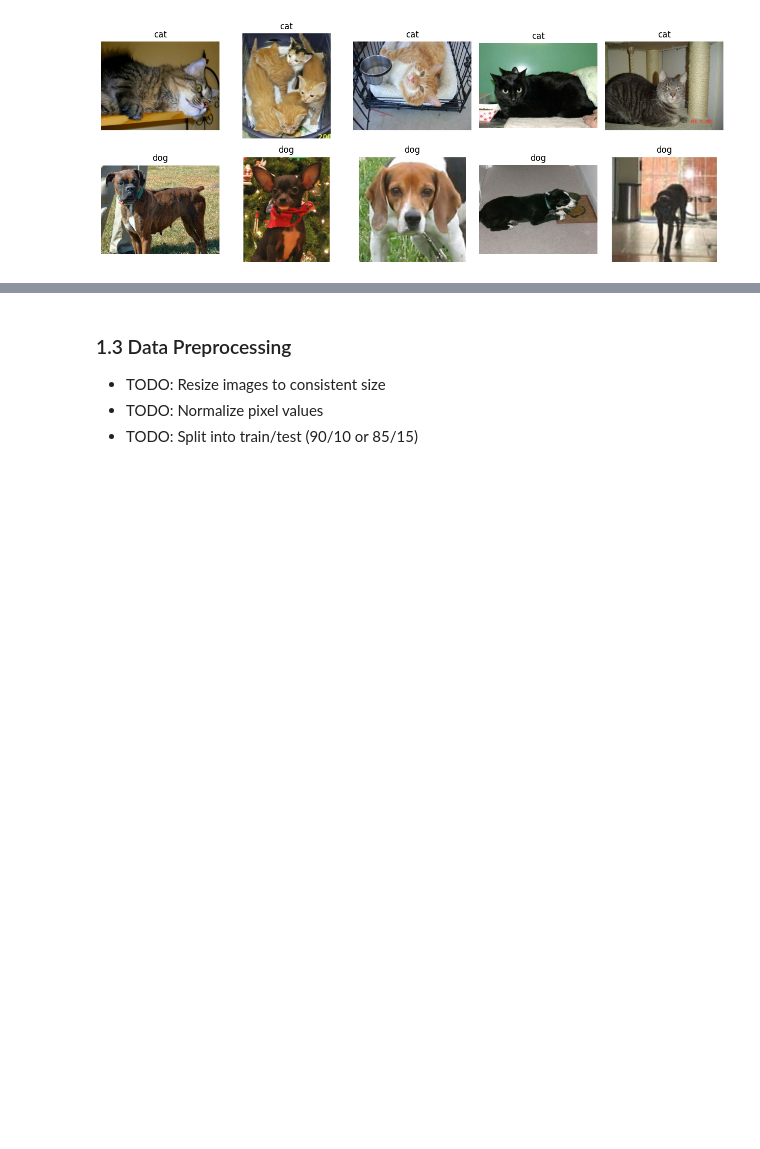
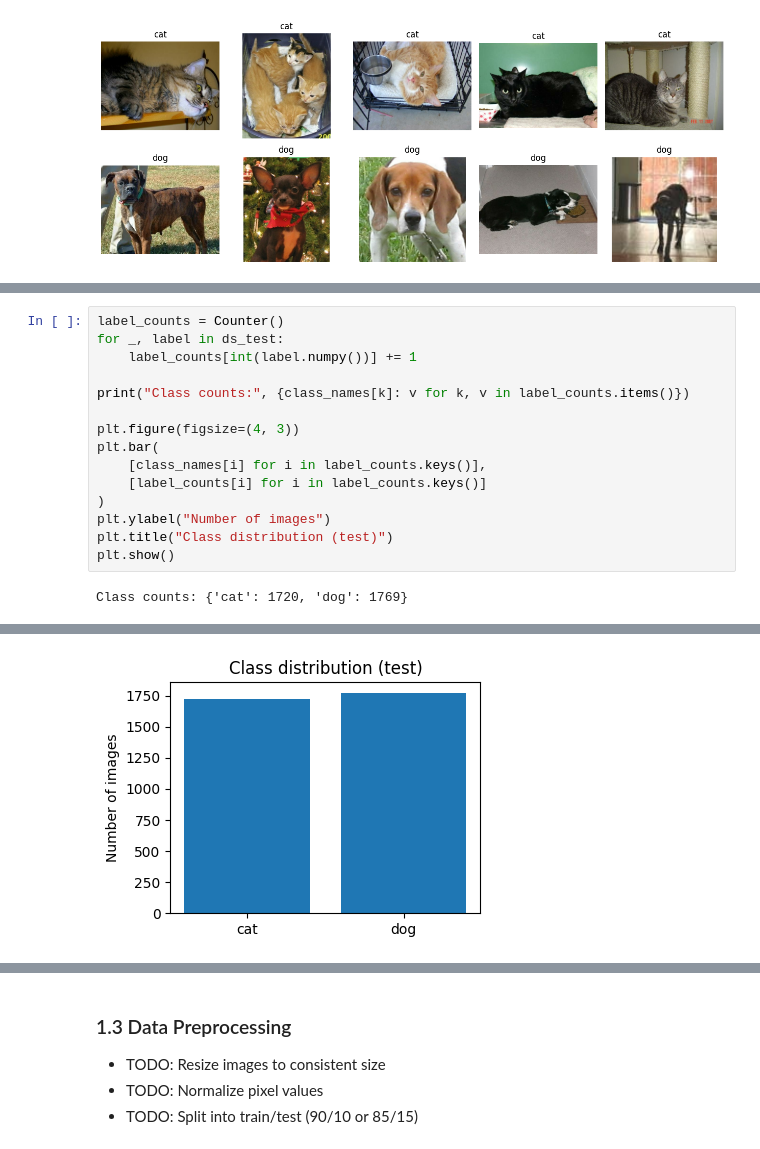
Before and after one commit to shreya1110-dev/MTechCodeFiles, a Jupyter notebook: Assignments/Sem1/DeepNeuralNetworks/Assignment2/2025AA05656_cnn_assignment.ipynb, the cells around one changed output, grey strips where cells are left out. Cells and saved outputs as stored; diff of their text form; blank space fills up the shorter version.

```diff
--- a/Assignments/Sem1/DeepNeuralNetworks/Assignment2/2025AA05656_cnn_assignment.ipynb
+++ b/Assignments/Sem1/DeepNeuralNetworks/Assignment2/2025AA05656_cnn_assignment.ipynb
@@ -233 +227,18 @@ Class counts: {'dog': 9835, 'cat': 9938}
 [figure]
+# %%
+label_counts = Counter()
+for _, label in ds_test:
+    label_counts[int(label.numpy())] += 1
+
+print("Class counts:", {class_names[k]: v for k, v in label_counts.items()})
+
+plt.figure(figsize=(4, 3))
+plt.bar(
+    [class_names[i] for i in label_counts.keys()],
+    [label_counts[i] for i in label_counts.keys()]
+)
+plt.ylabel("Number of images")
+plt.title("Class distribution (test)")
+plt.show()
+# %% [output]
+Class counts: {'cat': 1720, 'dog': 1769}
@@ -234,3 +246,4 @@ Class counts: {'dog': 9835, 'cat': 9938}
+[figure, added]
 # %%
 def show_image_stats(ds, num_samples=1000):
     means, stds = [], []
```
Also changed, not shown: parts of 51 cells of this notebook, 1 other file.
